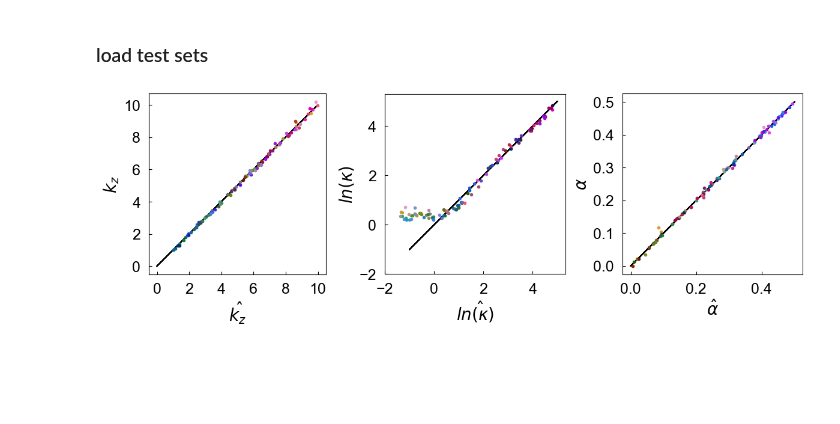
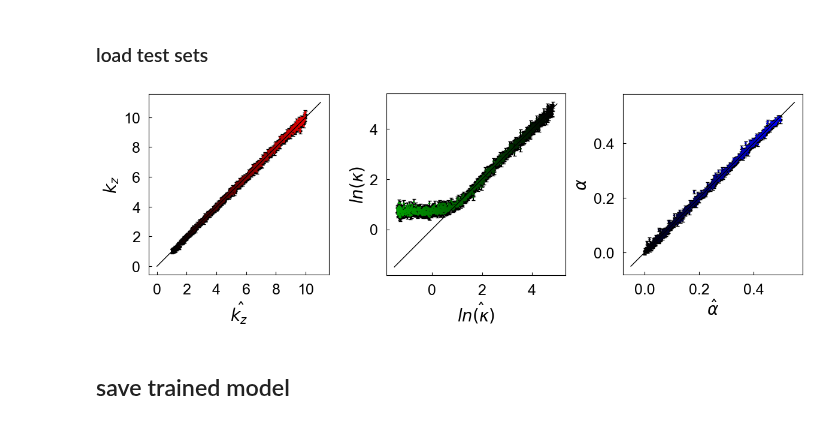
Before and after one commit to ch-tung/Randomwave_ML, a Jupyter notebook: test_SQ_GPR.ipynb, the cells around one changed output. Saved outputs shown, nothing was run; the diff lists cells and outputs as text; code cells hidden in the pictures; blank space fills up the shorter version.

```diff
--- a/test_SQ_GPR.ipynb
+++ b/test_SQ_GPR.ipynb
@@ -242,9 +287,9 @@ Y_2_z = (Y_2-Y_2_mean)/Y_2_std
 ### LML landscape
 # %%
 kernel = RBF(1) + WhiteKernel(1)
-gp_0 = GaussianProcessRegressor(kernel=kernel, alpha=0.0, optimizer=None).fit(X, Y_0_z)
-gp_1 = GaussianProcessRegressor(kernel=kernel, alpha=0.0, optimizer=None).fit(X, Y_1_z)
-gp_2 = GaussianProcessRegressor(kernel=kernel, alpha=0.0, optimizer=None).fit(X, Y_2_z)
+gp_0 = GaussianProcessRegressor(kernel=kernel, alpha=0.0, optimizer=None).fit(datasets['X_tr'], datasets['Y_tr_z'][0])
+gp_1 = GaussianProcessRegressor(kernel=kernel, alpha=0.0, optimizer=None).fit(datasets['X_tr'], datasets['Y_tr_z'][1])
+gp_2 = GaussianProcessRegressor(kernel=kernel, alpha=0.0, optimizer=None).fit(datasets['X_tr'], datasets['Y_tr_z'][2])
 
 def GP_LML(gp, Lmbda, Sigma):
     LML = [[gp.log_marginal_likelihood(np.log([Lmbda[i, j], Sigma[i, j]]))
@@ -253,7 +298,7 @@ def GP_LML(gp, Lmbda, Sigma):
     LML = np.array(LML).T
     return LML
 
-n_LML_grid = 16
+n_LML_grid = 10
 lmbda = np.logspace(0, 2, n_LML_grid)
 sigma = np.logspace(-5, -1, n_LML_grid)
 Lmbda_0, Sigma_0 = np.meshgrid(lmbda, sigma)
@@ -272,6 +317,8 @@ index = np.argmax(LML_1)
 index_arr_1 = np.unravel_index(index, LML_1.shape)
 print('LML_1 done')
 
+# lmbda = np.logspace(-1.5, 0.5, n_LML_grid)
+# sigma = np.logspace(-3, 1, n_LML_grid)
 lmbda = np.logspace(0, 2, n_LML_grid)
 sigma = np.logspace(-5, -1, n_LML_grid)
 Lmbda_2, Sigma_2 = np.meshgrid(lmbda, sigma)
@@ -404,57 +468,78 @@ Y_std_2 = Y_std_2*Y_2_std
 # %%
 ## plot results
+from matplotlib.collections import LineCollection
 plt.close()
 fig = plt.figure(figsize=(12,4))
 
 ## k_z
 ax = fig.add_subplot(1,3,1)
 ax.set_aspect(1)
-for i in range(len(p_Rand)):
-    color = color_params(p_Rand[i])
+colors = [color_params(p) for p in p_test]
 
-    ax.plot([0,10],[0,10],'-k',lw=1)
-    # ax.errorbar(Y_0[i],Y_pred_0[i],Y_std_0[i],capsize=2,color=color,zorder=2)
-    ax.plot(Y_0_Rand[i],Y_pred_0[i],'.',color=color,zorder=3)
+ax.scatter(Y_test_0, Y_pred_0, s=10, c=colors*np.array([1,0,0]), marker='.')
+ax.errorbar(Y_test_0,Y_pred_0,Y_std_0,capsize=2,color='k',zorder=-2,ls='')
+ax.plot([0,11],[0,11],'-k',lw=1)
+
+# for i in range(len(p_test)):
+#     color = color_params(p_test[i])
+
+#     ax.plot([0,10],[0,10],'-k',lw=1)
+#     # ax.errorbar(Y_test_0[i],Y_pred_0[i],Y_std_0[i],capsize=2,color=color,zorder=2)
+#     ax.plot(Y_test_0[i],Y_pred_0[i],'.',color=color,zorder=3,ms=1)
 
 
 ax.set_xlabel(r'$\hat{k_z}$',fontsize=20)
 ax.set_ylabel(r'$k_z$',fontsize=20)
 ax.set_xticks([0,2,4,6,8,10])
 ax.set_yticks([0,2,4,6,8,10])
 ax.tick_params(direction='in', axis='both', which='both', labelsize=18, pad=10)
 
 ## kappa
 ax = fig.add_subplot(1,3,2)
 ax.set_aspect(1)
-for i in range(len(p_Rand)):
-    color = color_params(p_Rand[i])
 
-    ax.plot([-1,5],[-1,5],'-k',lw=1)
-    # ax.errorbar(Y_1[i],Y_pred_1[i],Y_std_1[i],capsize=2,color=color,zorder=2)
-    ax.plot(Y_1_Rand[i],Y_pred_1[i],'.',color=color,zorder=3)
+ax.scatter(Y_test_1, Y_pred_1, s=10, c=colors*np.array([0,1,0]), marker='.')
+ax.errorbar(Y_test_1,Y_pred_1,Y_std_1,capsize=2,color='k',zorder=-2,ls='')
+ax.plot([-1.5,5],[-1.5,5],'-k',lw=1)
+
+# for i in range(len(p_test)):
+#     color = color_params(p_test[i])
+
+#     ax.plot([-1,5],[-1,5],'-k',lw=1)
+#     # ax.errorbar(Y_test_1[i],Y_pred_1[i],Y_std_1[i],capsize=2,color=color,zorder=2)
+#     ax.plot(Y_test_1[i],Y_pred_1[i],'.',color=color,zorder=3,ms=1)
 
 
 ax.set_xlabel(r'$\hat{ln(\kappa)}$',fontsize=20)
 ax.set_ylabel(r'$ln(\kappa)$',fontsize=20)
-ax.set_xticks([-2,0,2,4])
-ax.set_yticks([-2,0,2,4])
+ax.set_xticks([0,2,4])
+ax.set_yticks([0,2,4])
 ax.tick_params(direction='in', axis='both', which='both', labelsize=18, pad=10)
 
 ## alpha
 ax = fig.add_subplot(1,3,3)
 ax.set_aspect(1)
-for i in range(len(p_Rand)):
-    color = color_params(p_Rand[i])
 
-    ax.plot([0,0.5],[0,0.5],'-k',lw=1)
-    # ax.errorbar(Y_2[i],Y_pred_2[i],Y_std_2[i],capsize=2,color=color,zorder=2)
-    ax.plot(Y_2_Rand[i],Y_pred_2[i],'.',color=color,zorder=3)
+ax.scatter(Y_test_2, Y_pred_2, s=10, c=colors*np.array([0,0,1]), marker='.')
+ax.errorbar(Y_test_2,Y_pred_2,Y_std_2,capsize=2,color='k',zorder=-2,ls='')
+ax.plot([-0.05,0.55],[-0.05,0.55],'-k',lw=1)
+
+# for i in range(len(p_test)):
+#     color = color_params(p_test[i])
+
+#     ax.plot([0,0.5],[0,0.5],'-k',lw=1)
+#     # ax.errorbar(Y_test_2[i],Y_pred_2[i],Y_std_2[i],capsize=2,color=color,zorder=2)
+#     ax.plot(Y_test_2[i],Y_pred_2[i],'.',color=color,zorder=3,ms=1)
 
 
 ax.set_xlabel(r'$\hat{\alpha}$',fontsize=20)
 ax.set_ylabel(r'$\alpha$',fontsize=20)
+ax.set_xticks([0,0.2,0.4])
+ax.set_yticks([0,0.2,0.4])
 ax.tick_params(direction='in', axis='both', which='both', labelsize=18, pad=10)
 
 plt.tight_layout()
 # %% [output]
-[figure, old version]
+[figure, new version]
+# %% [markdown]
+## save trained model
```
Also changed, not shown: parts of 11 cells of this notebook, 2 other files.
